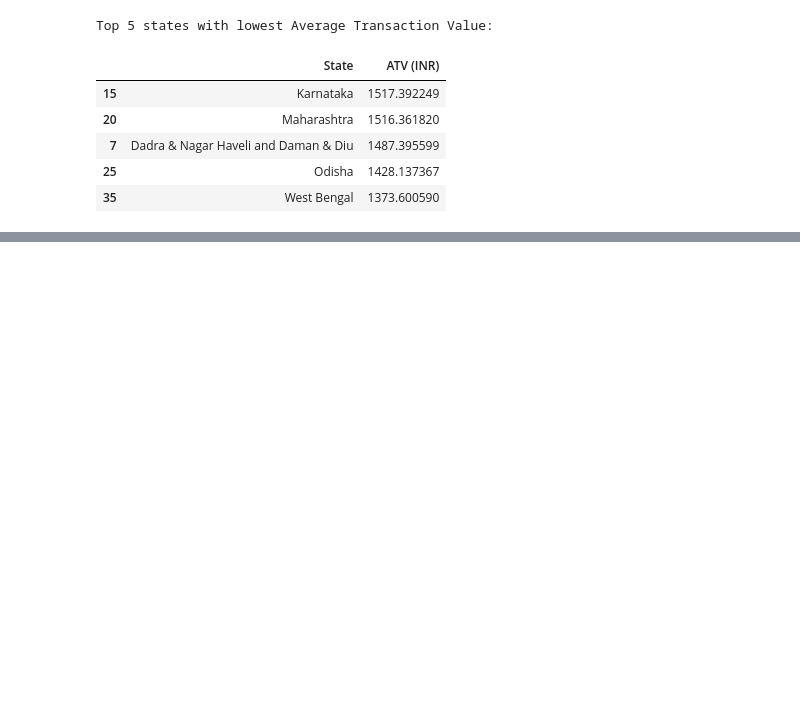
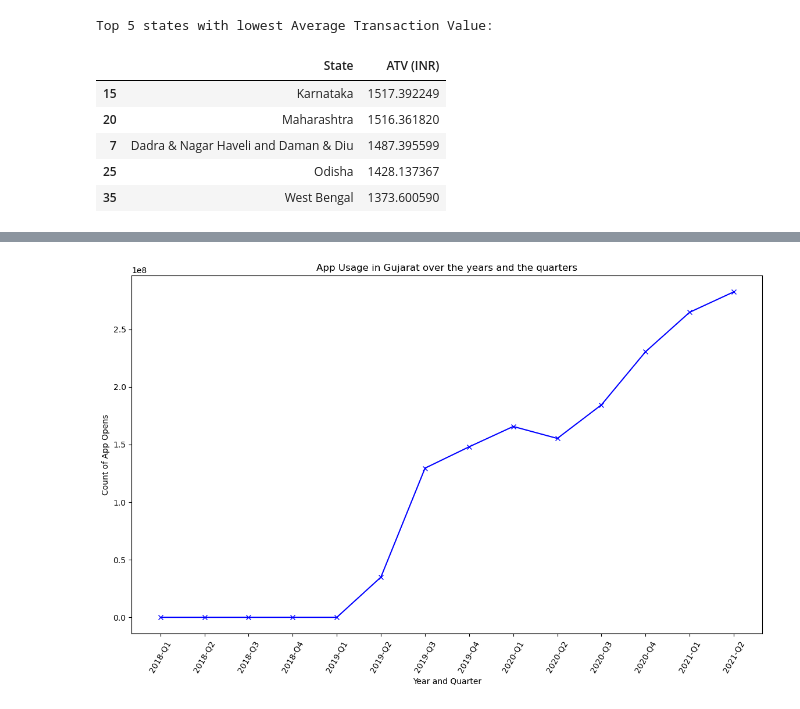
Before and after one commit to Shyam1327/PhonePe_Case_Study_Analysis, a Jupyter notebook: PhonePe.ipynb, the cells around one changed output, grey strips where cells are left out. Drawn from its saved outputs; the diff is of its cells as text; code cells hidden in the pictures; blank space fills up the shorter version.

```diff
--- a/PhonePe.ipynb
+++ b/PhonePe.ipynb
@@ -836,0 +871,4 @@ Top 5 states with lowest Average Transaction Value:
+# %%
+print("The total number of app opens over the years and quarters for each state:")
+app_usage=state_txn_and_users.groupby(['State','Year','Quarter'])['App Opens'].sum().reset_index()
+app_usage
@@ -836,0 +890,5 @@ Top 5 states with lowest Average Transaction Value:
+# %%
+# Identify trends in app usage by creating a line plot showing the number of app opens over time for a Gujarat state.
+
+gujarat_app_usage=app_usage[app_usage['State']=='Gujarat'].copy()
+gujarat_app_usage
@@ -836,0 +911,3 @@ Top 5 states with lowest Average Transaction Value:
+# %%
+gujarat_app_usage['Year_Quarter']=(state_app_usage['Year'].astype(str)+"-Q"+state_app_usage['Quarter'].astype(str))
+gujarat_app_usage
@@ -836,0 +930,13 @@ Top 5 states with lowest Average Transaction Value:
+# %%
+#Visualization of App Usage in Gujarat over the years
+## Create a line plot showing the number of app opens over time for the selected state
+plt.figure(figsize=(14,8))
+plt.plot(gujarat_app_usage['Year_Quarter'],gujarat_app_usage['App Opens'], color='blue', marker='x')
+
+plt.title('App Usage in Gujarat over the years and the quarters')
+plt.xlabel('Year and Quarter')
+plt.ylabel('Count of App Opens')
+plt.xticks(rotation=60)
+plt.show()
+# %% [output]
+[figure, added]
```
Also changed, not shown: parts of 13 cells of this notebook.
